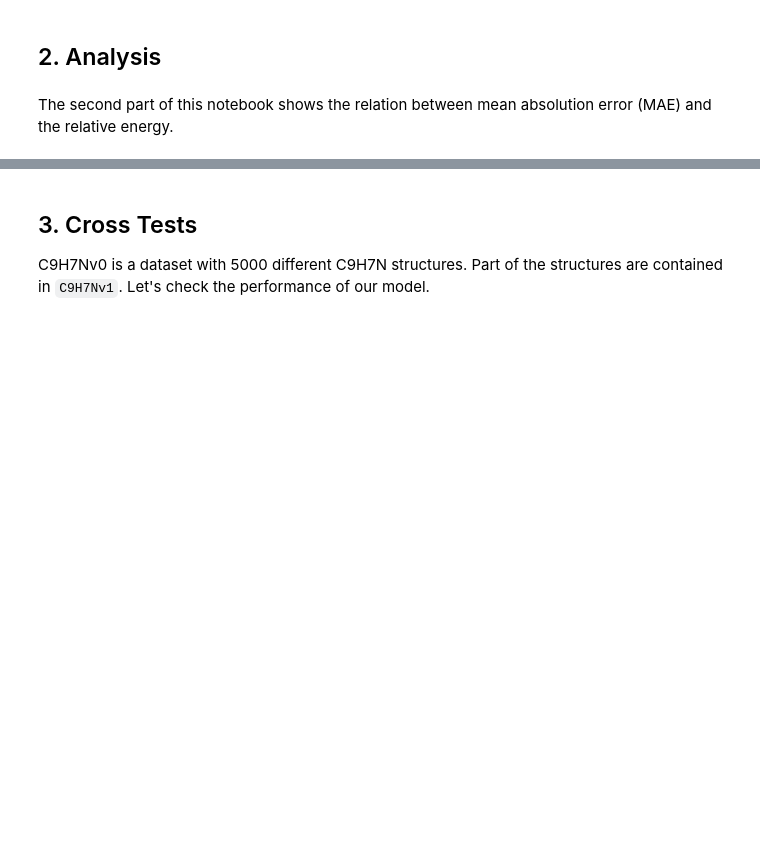
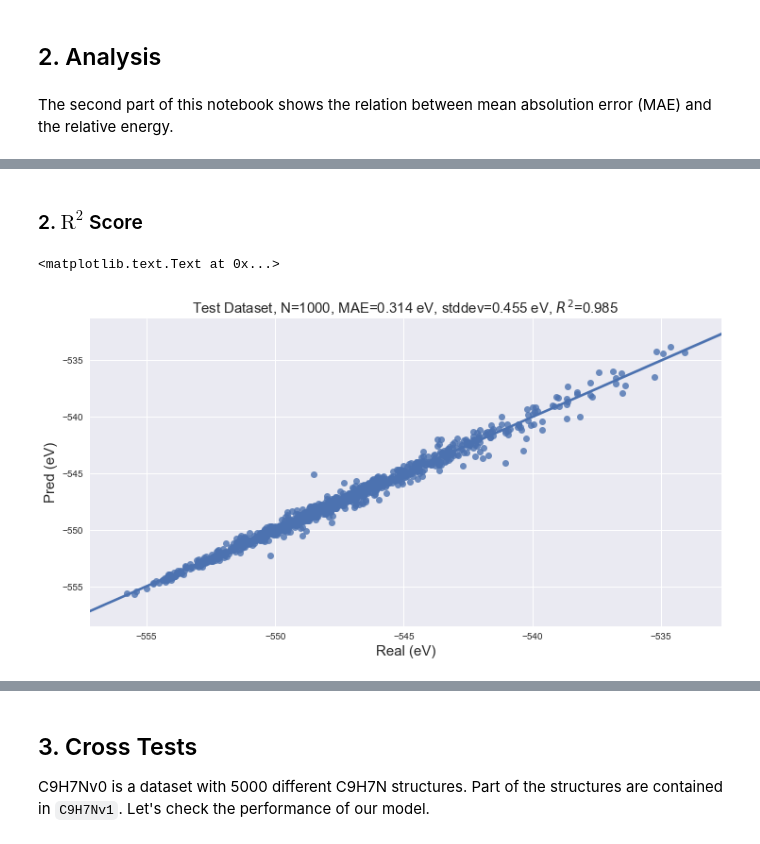
Before and after one commit to Bismarrck/kcon, a Jupyter notebook: kbody/kbody_predict.ipynb, the cells around one changed output, grey strips where cells are left out. Saved outputs shown, nothing was run; the diff lists cells and outputs as text; code cells hidden in the pictures; blank space fills up the shorter version.

```diff
--- a/kbody/kbody_predict.ipynb
+++ b/kbody/kbody_predict.ipynb
@@ -117,0 +149,11 @@ Total time: 0.517 s
+# %% [markdown]
+### 2. $\textrm{R}^2$ Score
+# %%
+fig, ax = plt.subplots(1, figsize=[12, 6])
+sns.regplot(x=y_true, y=y_pred, fit_reg=True, ax=ax)
+ax.set_xlabel("Real (eV)", fontsize=15)
+ax.set_ylabel("Pred (eV)", fontsize=15)
+ax.set_title("Test Dataset, N=1000, MAE=%.3f eV, stddev=%.3f eV, $R^2$=%.3f" % (mae, stddev, score), fontsize=15)
+# %% [output]
+<matplotlib.text.Text at 0x...>
+[figure, added]
```
Also changed, not shown: parts of 22 cells of this notebook.
